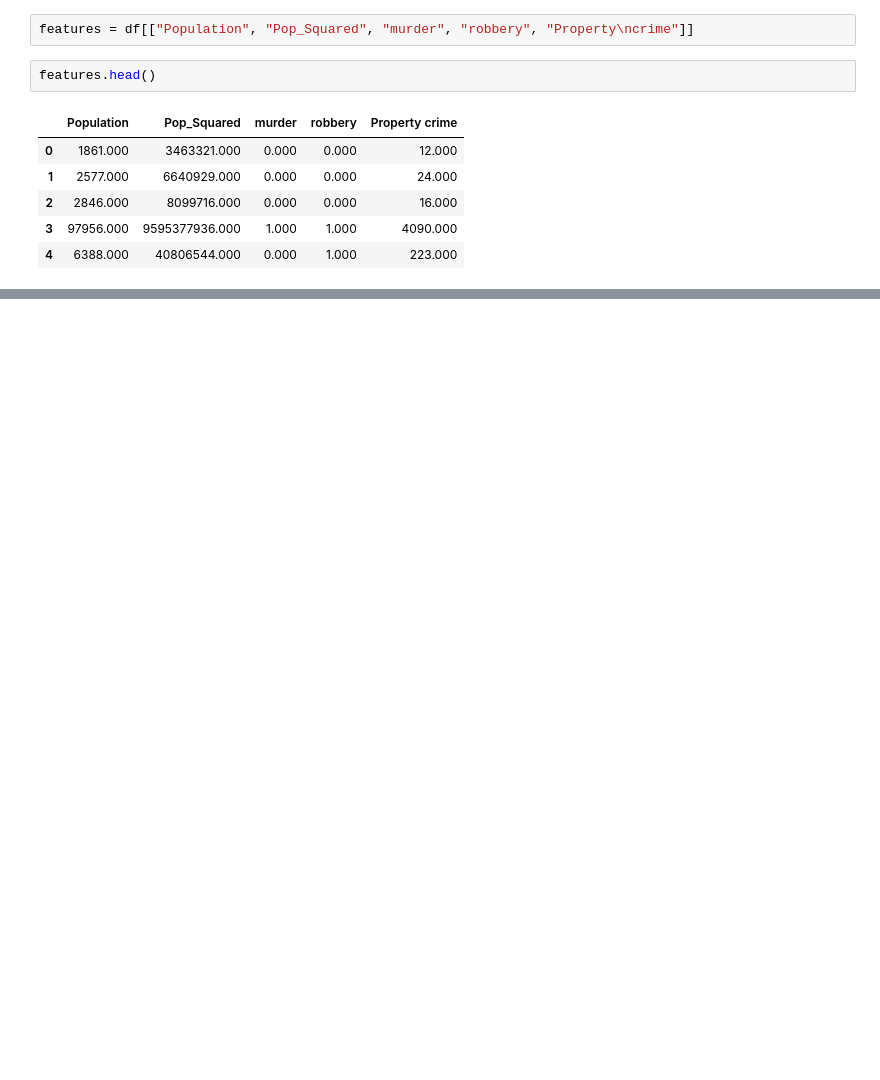
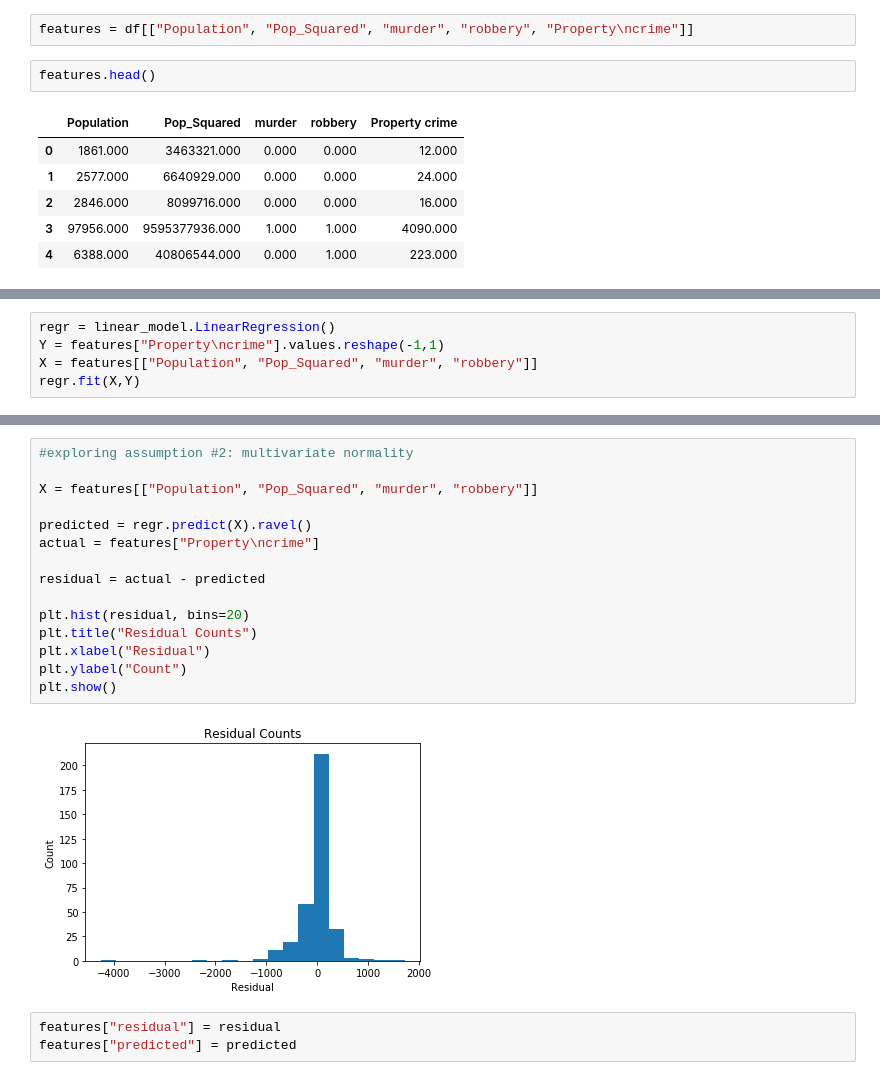
Before and after one commit to jtillis0317/Drills-and-Projects, a Jupyter notebook: Drill - Prepare the Data - Unit 2, Lesson 4, Project 2.ipynb, the cells around one changed output, grey strips where cells are left out. Cells and saved outputs as stored; diff of their text form; blank space fills up the shorter version.

```diff
--- a/Drill - Prepare the Data - Unit 2, Lesson 4, Project 2.ipynb
+++ b/Drill - Prepare the Data - Unit 2, Lesson 4, Project 2.ipynb
@@ -233,0 +255,5 @@ features.head()
+# %%
+regr = linear_model.LinearRegression()
+Y = features["Property\ncrime"].values.reshape(-1,1)
+X = features[["Population", "Pop_Squared", "murder", "robbery"]]
+regr.fit(X,Y)
@@ -233,0 +350,20 @@ features.head()
+# %%
+#exploring assumption #2: multivariate normality
+
+X = features[["Population", "Pop_Squared", "murder", "robbery"]]
+
+predicted = regr.predict(X).ravel()
+actual = features["Property\ncrime"]
+
+residual = actual - predicted
+
+plt.hist(residual, bins=20)
+plt.title("Residual Counts")
+plt.xlabel("Residual")
+plt.ylabel("Count")
+plt.show()
+# %% [output]
+[figure, added]
+# %%
+features["residual"] = residual
+features["predicted"] = predicted
```
Also changed, not shown: parts of 54 cells of this notebook.
